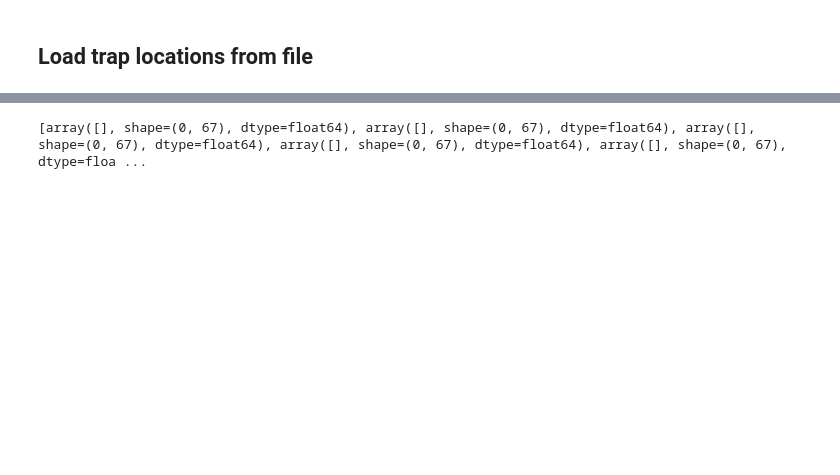
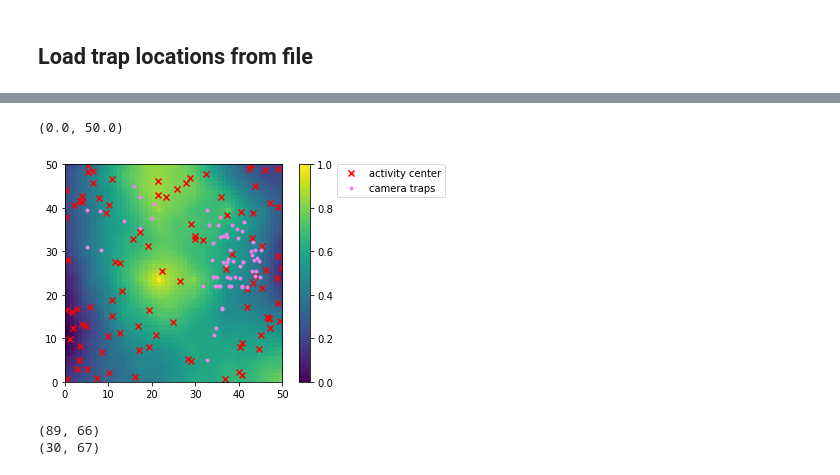
Before and after one commit to Dilkina-Lab/CameraTrapsWebpageBackend, a Jupyter notebook: src/Generate Landscape Rasters.ipynb, the cells around one changed output, grey strips where cells are left out. Drawn from its saved outputs; the diff is of its cells as text; code cells hidden in the pictures; blank space fills up the shorter version.

```diff
--- a/src/Generate Landscape Rasters.ipynb
+++ b/src/Generate Landscape Rasters.ipynb
@@ -168,3 +179,17 @@ for val in range(len(trap_x_coords)):
+# %%
+# Visualize together
+plt.imshow(rastervals, origin='lower', extent=(0, NUM_ROWS, 0, NUM_COLS))
+plt.colorbar()
+trap_x_coords = [t[0] for t in real_trap_loc]
+trap_y_coords = [t[1] for t in real_trap_loc]
+plt.scatter(ac_y_coords, ac_x_coords, c='r', marker='x', label='activity center')
+plt.scatter(trap_y_coords, trap_x_coords, c='violet', marker='.', label='camera traps')
+plt.legend(loc=(1.25,0.85))
+plt.xlim([0, NUM_ROWS])
+plt.ylim([0, NUM_COLS])
+# %% [output]
+(0.0, 50.0)
+[figure, added]
 # %%
 import rasterio
 from utils import find_lcp_to_pts
@@ -204,9 +229,3 @@ def simulate_capture_histories(ac, tl, K, lcp_dist, alpha0, alpha1, n_real=50, s
         rdetections = rdetections[~np.all(rdetections==0, axis=1)]
         detections.append(rdetections)
     return(detections)
-# %%
-lcp_distances = find_lcp_to_pts(rastervals, 1.75, trap_cords, raster_cell_size=1)
-capture_histories = simulate_capture_histories(ac_realizations[0],trap_cords,10,lcp_distances,0.9,1.75)
-print(capture_histories)
-# %% [output]
-[array([], shape=(0, 67), dtype=float64), array([], shape=(0, 67), dtype=float64), array([], shape=(0, 67), dtype=float64), array([], shape=(0, 67), dtype=float64), array([], shape=(0, 67), dtype=floa ...
@@ -212,0 +253,6 @@ print(capture_histories)
+# %%
+print(grid_layout_capture_histories[0].shape)
+print(real_layout_capture_histories[0].shape)
+# %% [output]
+(89, 66)
+(30, 67)
```
Also changed, not shown: parts of 15 cells of this notebook.
